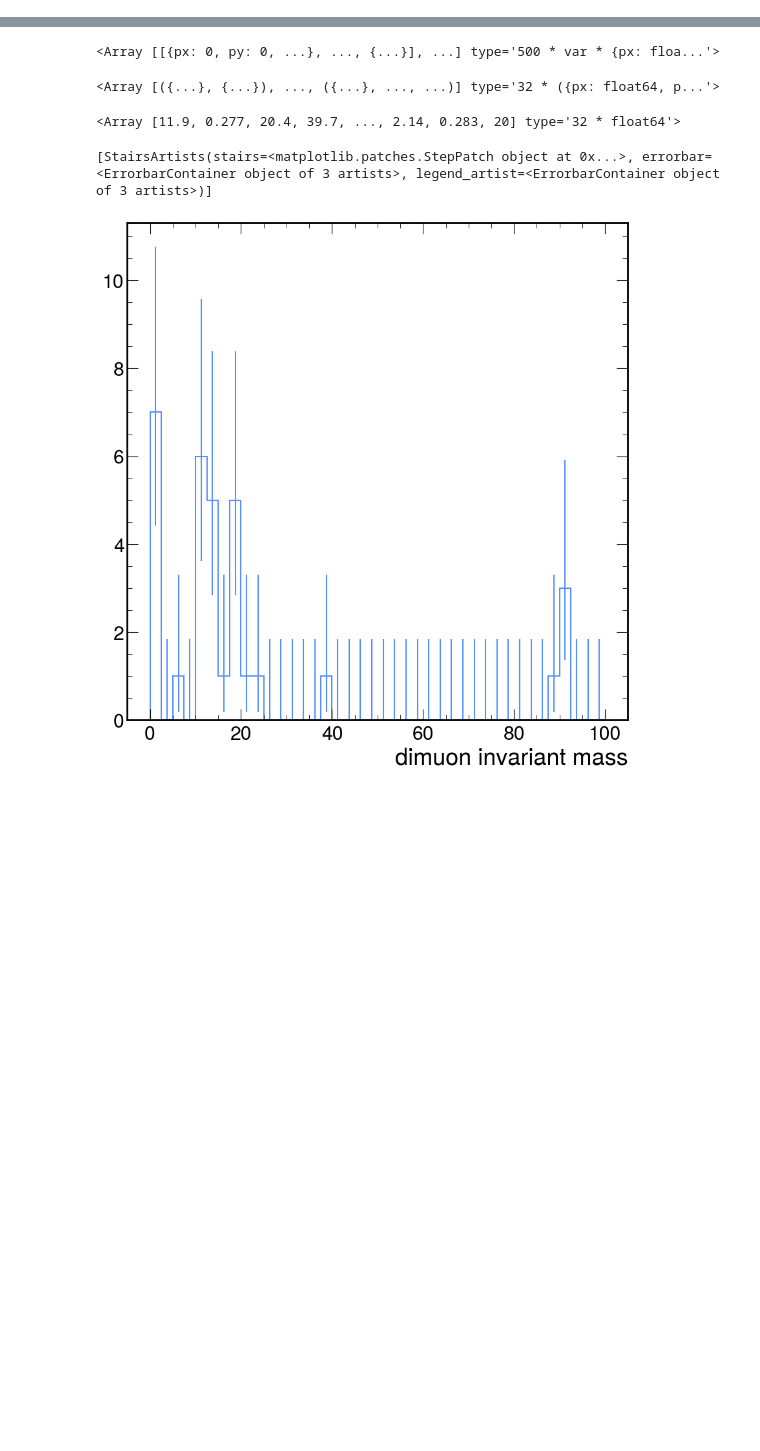
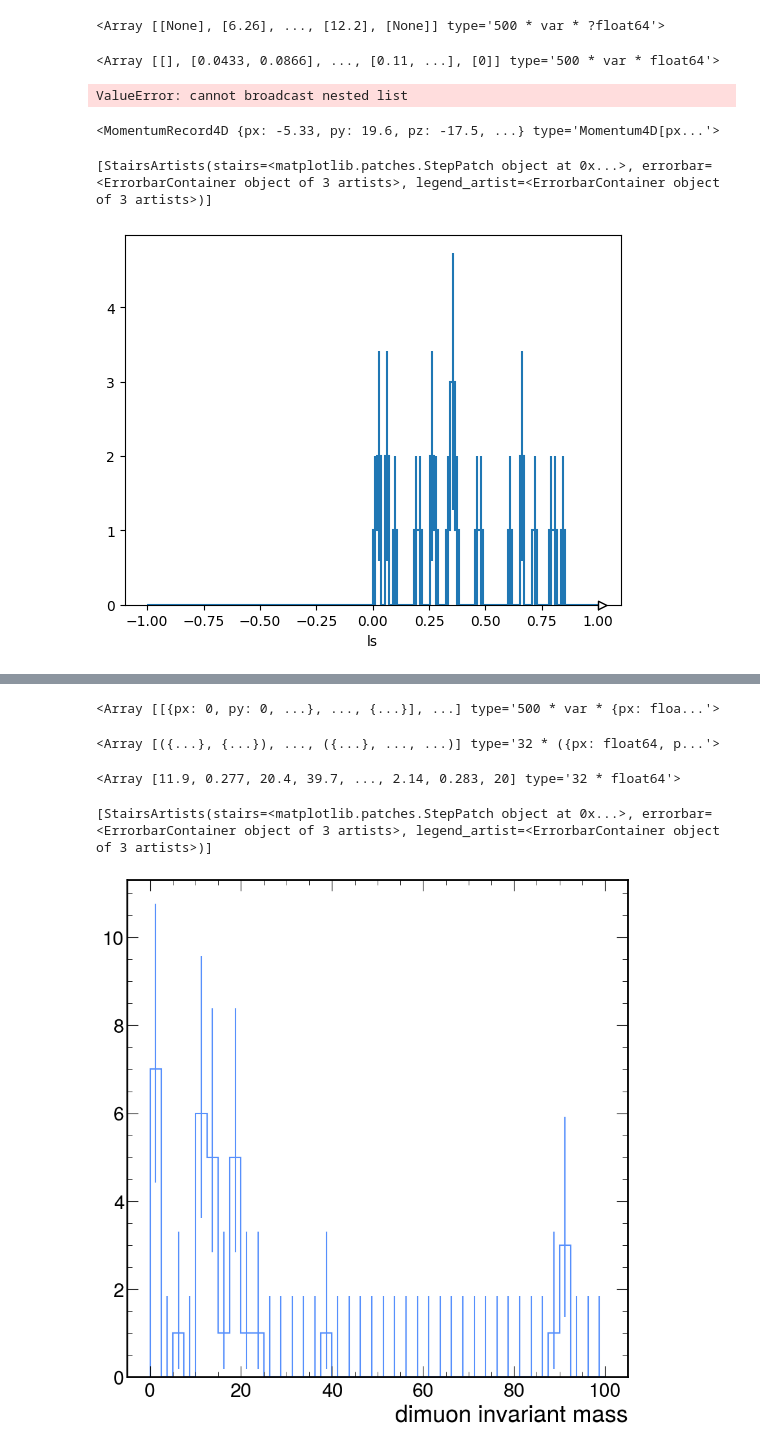
Before and after one commit to ravikoka/z_plus_hf, a Jupyter notebook: feasibility/analysis.ipynb, the cells around one changed output, grey strips where cells are left out. Drawn from its saved outputs; the diff is of its cells as text; code cells hidden in the pictures; blank space fills up the shorter version.

```diff
--- a/feasibility/analysis.ipynb
+++ b/feasibility/analysis.ipynb
@@ -17,0 +478,4 @@ RAW_DATA_DIR = '/Users/ravikoka/repos/z_plus_hf/feasibility/data/multi_test/run0
+# %%
+descending_pt = ak.argsort(masked_con.pt, axis=2, ascending=False)
+leading = masked_con[descending_pt][:, :, :1]
+leading.pt
@@ -17,0 +484,3 @@ RAW_DATA_DIR = '/Users/ravikoka/repos/z_plus_hf/feasibility/data/multi_test/run0
+# %%
+leading = constituents[descending_pt][:, :, :1][ak.num(constituents, axis=2) > 1]
+subleading = constituents[descending_pt][:, :, 1:2][ak.num(constituents, axis=2) > 1]
@@ -17,0 +504,3 @@ RAW_DATA_DIR = '/Users/ravikoka/repos/z_plus_hf/feasibility/data/multi_test/run0
+# %%
+leading = constituents[descending_pt][:, :, :1]
+leading = ak.mask(leading, )
@@ -17,0 +527,10 @@ RAW_DATA_DIR = '/Users/ravikoka/repos/z_plus_hf/feasibility/data/multi_test/run0
+# %%
+test_ls = ak.pad_none(leading.pt, 1, axis=1) - ak.pad_none(subleading.pt, 1, axis=1)
+
+test_ls
+# %% [output]
+<Array [[None], [6.26], ..., [12.2], [None]] type='500 * var * ?float64'>
+# %%
+girth
+# %% [output]
+<Array [[], [0.0433, 0.0866], ..., [0.11, ...], [0]] type='500 * var * float64'>
@@ -17,0 +539,16 @@ RAW_DATA_DIR = '/Users/ravikoka/repos/z_plus_hf/feasibility/data/multi_test/run0
+# %%
+jets['lesub'] = test_ls
+# %% [output]
+ValueError: cannot broadcast nested list
+# %%
+jets[1][0]
+# %% [output]
+<MomentumRecord4D {px: -5.33, py: 19.6, pz: -17.5, ...} type='Momentum4D[px...'>
+# %%
+lesubhist = hist.Hist(hist.axis.Regular(110, -1, 1, name='ls'))
+lesubhist.fill(ak.drop_none(ak.ravel(test_ls)))
+
+hep.histplot(lesubhist)
+# %% [output]
+[StairsArtists(stairs=<matplotlib.patches.StepPatch object at 0x...>, errorbar=<ErrorbarContainer object of 3 artists>, legend_artist=<ErrorbarContainer object of 3 artists>)]
+[figure, added]
```
Also changed, not shown: parts of 158 cells of this notebook.
